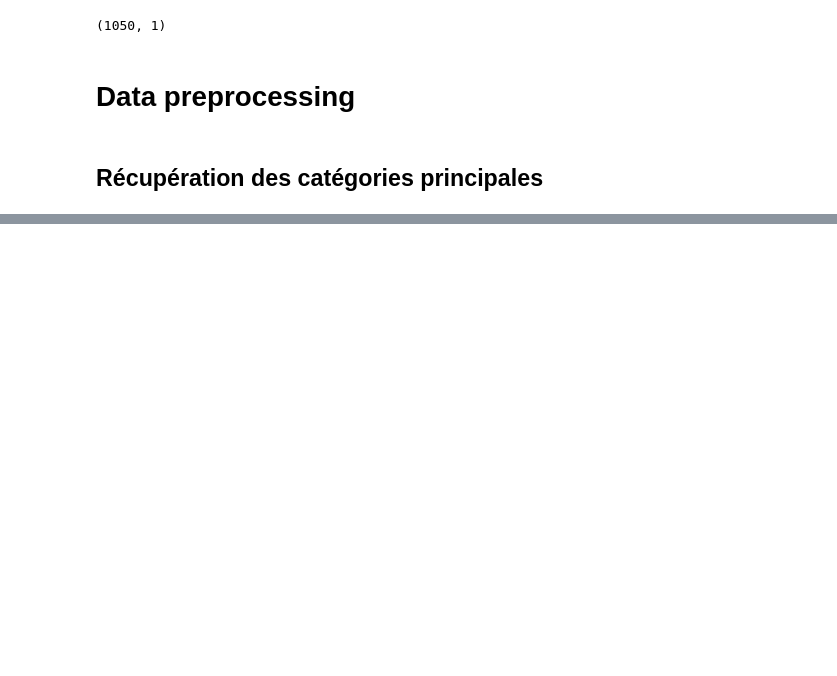
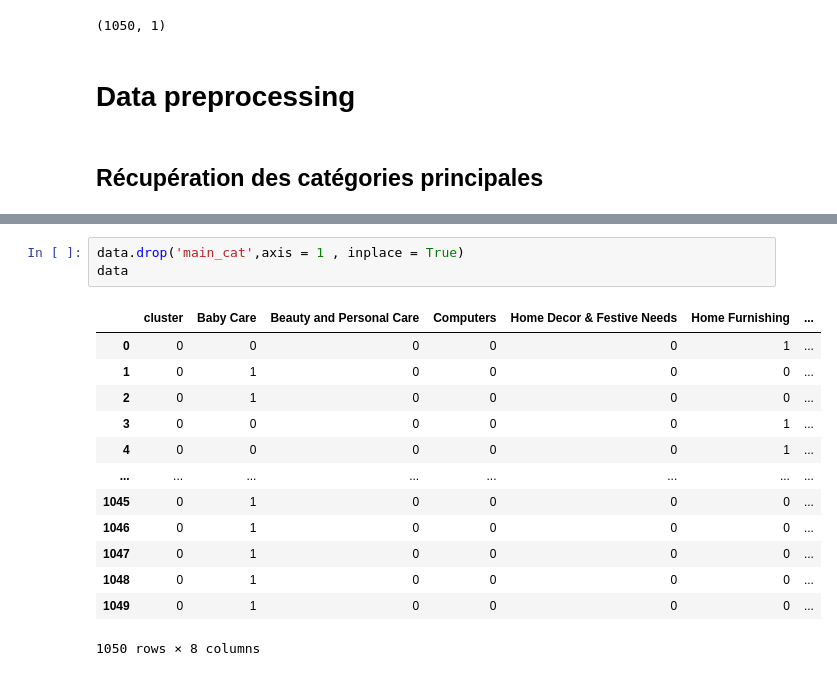
Before and after one commit to AbdulmagedALKHULAIFI/Automatic-classifer-consumer-goods, a Jupyter notebook: classifier.ipynb, the cells around one changed output, grey strips where cells are left out. Cells and saved outputs as stored; diff of their text form; blank space fills up the shorter version.

```diff
--- a/classifier.ipynb
+++ b/classifier.ipynb
@@ -314,0 +226,17 @@ NameError: name 'document' is not defined
+# %%
+data.drop('main_cat',axis = 1 , inplace = True)
+data
+# %% [output]
+|  | cluster | Baby Care | Beauty and Personal Care | Computers | Home Decor & Festive Needs | Home Furnishing | ... |
+| 0 | 0 | 0 | 0 | 0 | 0 | 1 | ... |
+| 1 | 0 | 1 | 0 | 0 | 0 | 0 | ... |
+| 2 | 0 | 1 | 0 | 0 | 0 | 0 | ... |
+| 3 | 0 | 0 | 0 | 0 | 0 | 1 | ... |
+| 4 | 0 | 0 | 0 | 0 | 0 | 1 | ... |
+| ... | ... | ... | ... | ... | ... | ... | ... |
+| 1045 | 0 | 1 | 0 | 0 | 0 | 0 | ... |
+| 1046 | 0 | 1 | 0 | 0 | 0 | 0 | ... |
+| 1047 | 0 | 1 | 0 | 0 | 0 | 0 | ... |
+| 1048 | 0 | 1 | 0 | 0 | 0 | 0 | ... |
+| 1049 | 0 | 1 | 0 | 0 | 0 | 0 | ... |
+1050 rows × 8 columns
```
Also changed, not shown: parts of 47 cells of this notebook.
